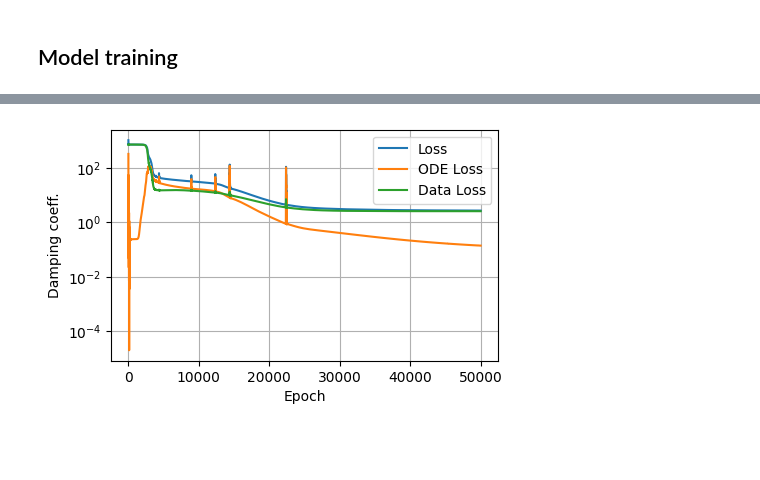
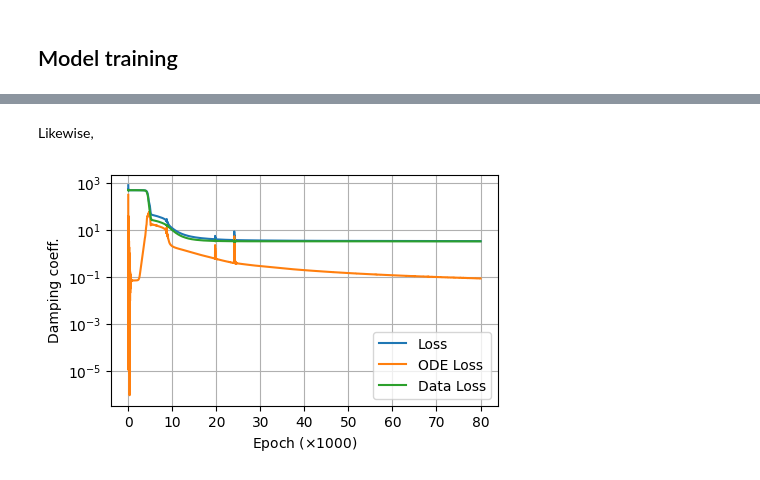
Before and after one commit to Gijinkstra/EstimationTheoryNotebooks, a Jupyter notebook: neural/pinn.ipynb, the cells around one changed output, grey strips where cells are left out. Cells and saved outputs as stored; diff of their text form; code cells hidden in the pictures; blank space fills up the shorter version.

Commit message:
PINN again

```diff
--- a/neural/pinn.ipynb
+++ b/neural/pinn.ipynb
@@ -120,13 +122,13 @@ def lossfun(pinn_model, t_physics_, t_observations_, u_observations_, lambda_obs
 torch.manual_seed(1)
 pinn = FullyConnectedNN([32, 64, 128, 64, 32])
 t_physics = torch.linspace(0, 1, 50).view(-1,1).requires_grad_(True)
-lam = 2000
-n_epochs = 50000
+lam = 1500
+n_epochs = 80000
 
 # optimise using Adam
 b_param = nn.Parameter(torch.zeros(1, requires_grad=True))
 b_cache, loss_cache = torch.zeros(n_epochs), torch.zeros((n_epochs, 3))
-optimiser = torch.optim.Adam( list(pinn.parameters()) + [b_param], lr=5e-4, betas=(0.95, 0.9995), amsgrad=True)
+optimiser = torch.optim.Adam( list(pinn.parameters()) + [b_param], lr=5e-4, betas=(0.98, 0.9995), amsgrad=True)
 for i in tqdm(range(n_epochs), desc="Training PINN"):
     loss, loss_ode, loss_obs = lossfun(pinn, t_physics, t_obs, u_obs, lam, m, b_param, k)
     optimiser.zero_grad()
@@ -158,10 +175,12 @@ plt.show()
+# %% [markdown]
+Likewise,
 # %%
 plt.figure(figsize=(5, 3))
-plt.semilogy(loss_cache, label=["Loss", "ODE Loss", "Data Loss"])
+plt.semilogy(np.arange(n_epochs)/1000, loss_cache, label=["Loss", "ODE Loss", "Data Loss"])
 plt.legend()
 plt.grid()
-plt.xlabel("Epoch"); plt.ylabel("Damping coeff.")
+plt.xlabel("Epoch ($\\times 1000$)"); plt.ylabel("Damping coeff.")
 plt.show()
 # %% [output]
-[figure, old version]
+[figure, new version]
 # %%
```
Also changed, not shown: parts of 9 cells of this notebook.
